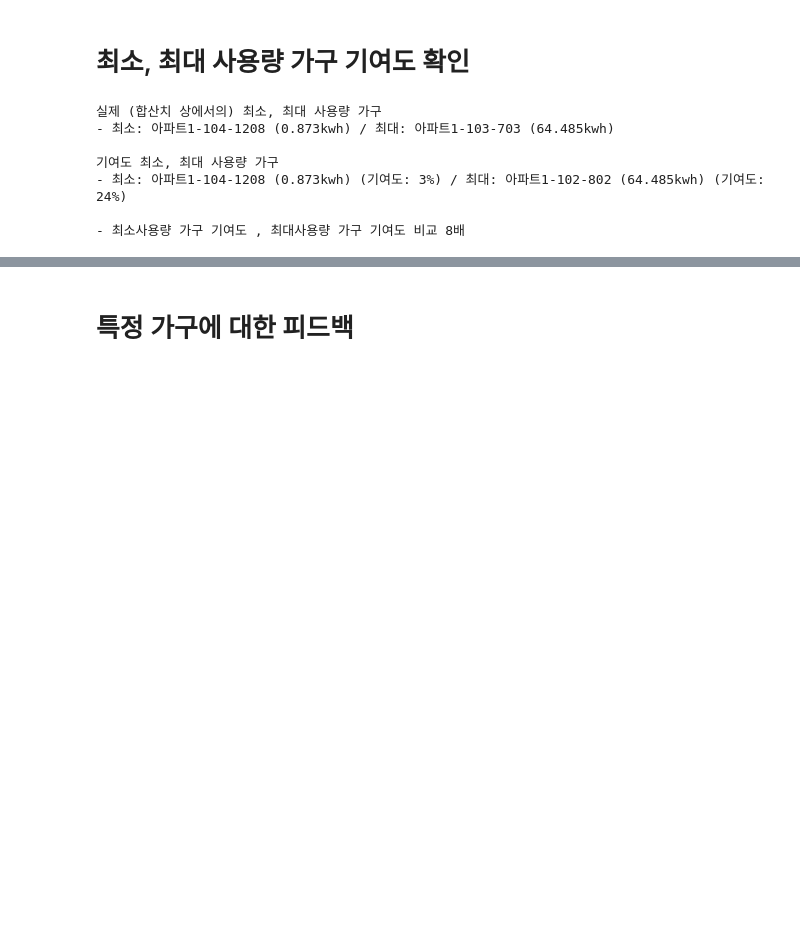
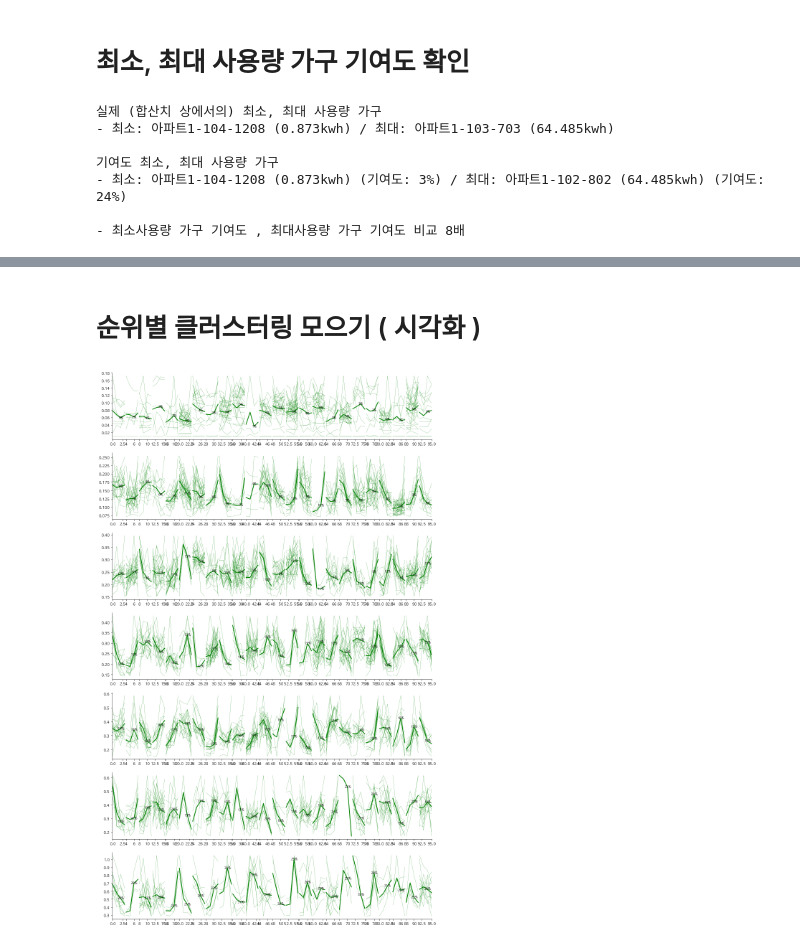
Before and after one commit to formegusto/distribution-by-contribution, a Jupyter notebook: Time Division KMeans.ipynb, the cells around one changed output, grey strips where cells are left out. Saved outputs shown, nothing was run; the diff lists cells and outputs as text; code cells hidden in the pictures; blank space fills up the shorter version.

Commit message:
update : contribution map

```diff
--- a/Time Division KMeans.ipynb
+++ b/Time Division KMeans.ipynb
@@ -166,2 +111,45 @@ for rank in range(0, len(ci[0][0])):
-# %% [markdown]
-# 특정 가구에 대한 피드백
+# %% [markdown]
+# 순위별 클러스터링 모으기 ( 시각화 )
+# %%
+# 전체
+_sort_ci = list()
+cluster_pattern = np.array([])
+fig,ax = plt.subplots(len(ci[0][0]), len(ci), figsize=(16,4 * len(ci[0][0])))
+fig.subplots_adjust(wspace=0.01)
+
+for rank in range(0, len(ci[0][0])):
+    for ci_idx, _ci in enumerate(ci):
+        _min_idx = _ci[1].argsort()[rank]
+        _contribution = _ci[1][_min_idx]
+        _cluster_pattern = _ci[0][_min_idx]
+
+        household_ci = hc.iloc[ci_idx].values
+        _in_cluster = np.where(household_ci == _min_idx)
+        in_cluster = df.columns[_in_cluster]
+
+        households_patterns = df[in_cluster].T.values
+        x = [_ for _ in range(size * ci_idx, size * (ci_idx + 1))]
+
+        for hp in households_patterns:
+            ax[rank][ci_idx].plot(range(size * ci_idx, size * (ci_idx + 1)), hp[
+                size * ci_idx: size * (ci_idx + 1)
+            ], color="g", linewidth=0.3)
+
+        ax[rank][ci_idx].plot(range(size * ci_idx, size * (ci_idx + 1)),_cluster_pattern, color="g", linewidth=2)
+
+        ax[rank][ci_idx].spines['right'].set_visible(False)
+        ax[rank][ci_idx].spines['top'].set_visible(False)
+
+        ax[rank][ci_idx].text(x[round(size / 2)],_cluster_pattern[round(size / 2)],
+                              "{}%".format(int(_contribution)) ,
+                             fontsize=8,
+                             fontweight='semibold',
+                             verticalalignment ='center',
+                             horizontalalignment ='center')
+
+        if ci_idx > 0:
+            ax[rank][ci_idx].spines['left'].set_visible(False)
+            ax[rank][ci_idx].yaxis.set_ticks([])
+            ax[rank][ci_idx].yaxis.set_ticklabels([])
+# %% [output]
+[figure, added]
```
Also changed, not shown: parts of 5 cells of this notebook, 3 other files.
